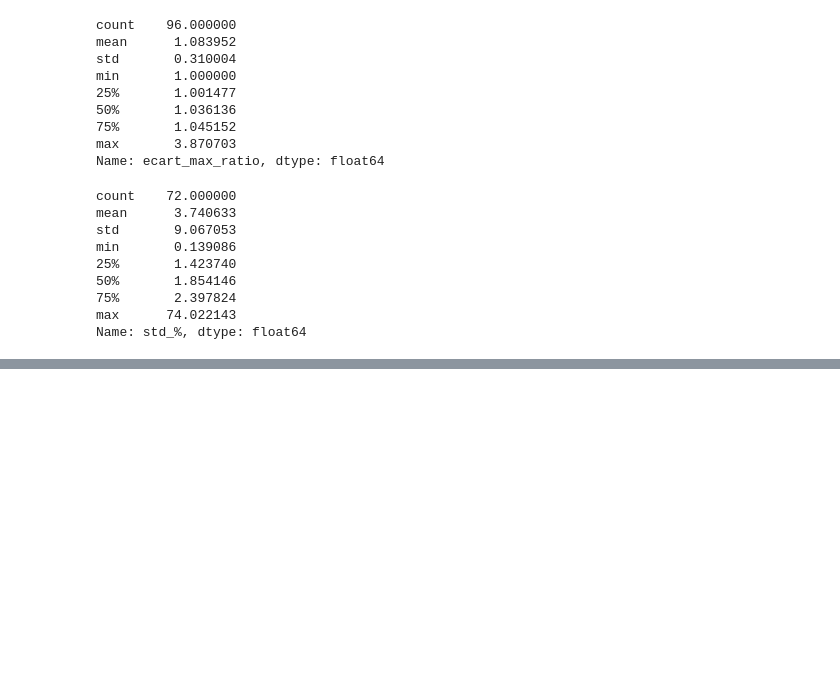
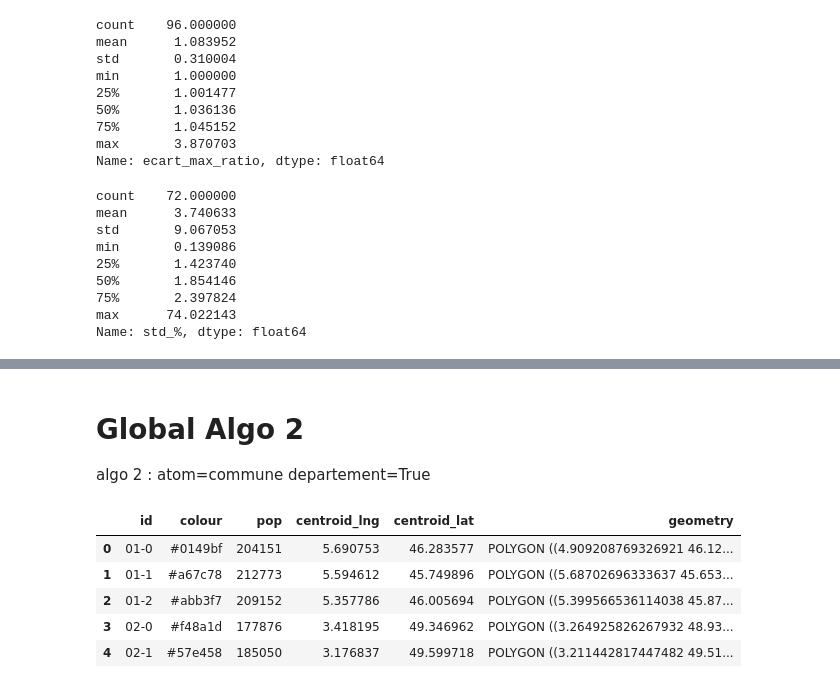
Before and after one commit to Vicam/batch4_open_electoral_map, a Jupyter notebook: graphics_population_repartition.ipynb, the cells around one changed output, grey strips where cells are left out. Saved outputs shown, nothing was run; the diff lists cells and outputs as text; code cells hidden in the pictures; blank space fills up the shorter version.

```diff
--- a/graphics_population_repartition.ipynb
+++ b/graphics_population_repartition.ipynb
@@ -208,0 +215,3 @@ Name: std_%, dtype: float64
+# %% [markdown]
+# Global Algo 2
+algo 2 : atom=commune departement=True
@@ -208,0 +220,9 @@ Name: std_%, dtype: float64
+# %%
+df_algo.head()
+# %% [output]
+|  | id | colour | pop | centroid_lng | centroid_lat | geometry |
+| 0 | 01-0 | #0149bf | 204151 | 5.690753 | 46.283577 | POLYGON ((4.909208769326921 46.12... |
+| 1 | 01-1 | #a67c78 | 212773 | 5.594612 | 45.749896 | POLYGON ((5.68702696333637 45.653... |
+| 2 | 01-2 | #abb3f7 | 209152 | 5.357786 | 46.005694 | POLYGON ((5.399566536114038 45.87... |
+| 3 | 02-0 | #f48a1d | 177876 | 3.418195 | 49.346962 | POLYGON ((3.264925826267932 48.93... |
+| 4 | 02-1 | #57e458 | 185050 | 3.176837 | 49.599718 | POLYGON ((3.211442817447482 49.51... |
```
Also changed, not shown: parts of 32 cells of this notebook.
